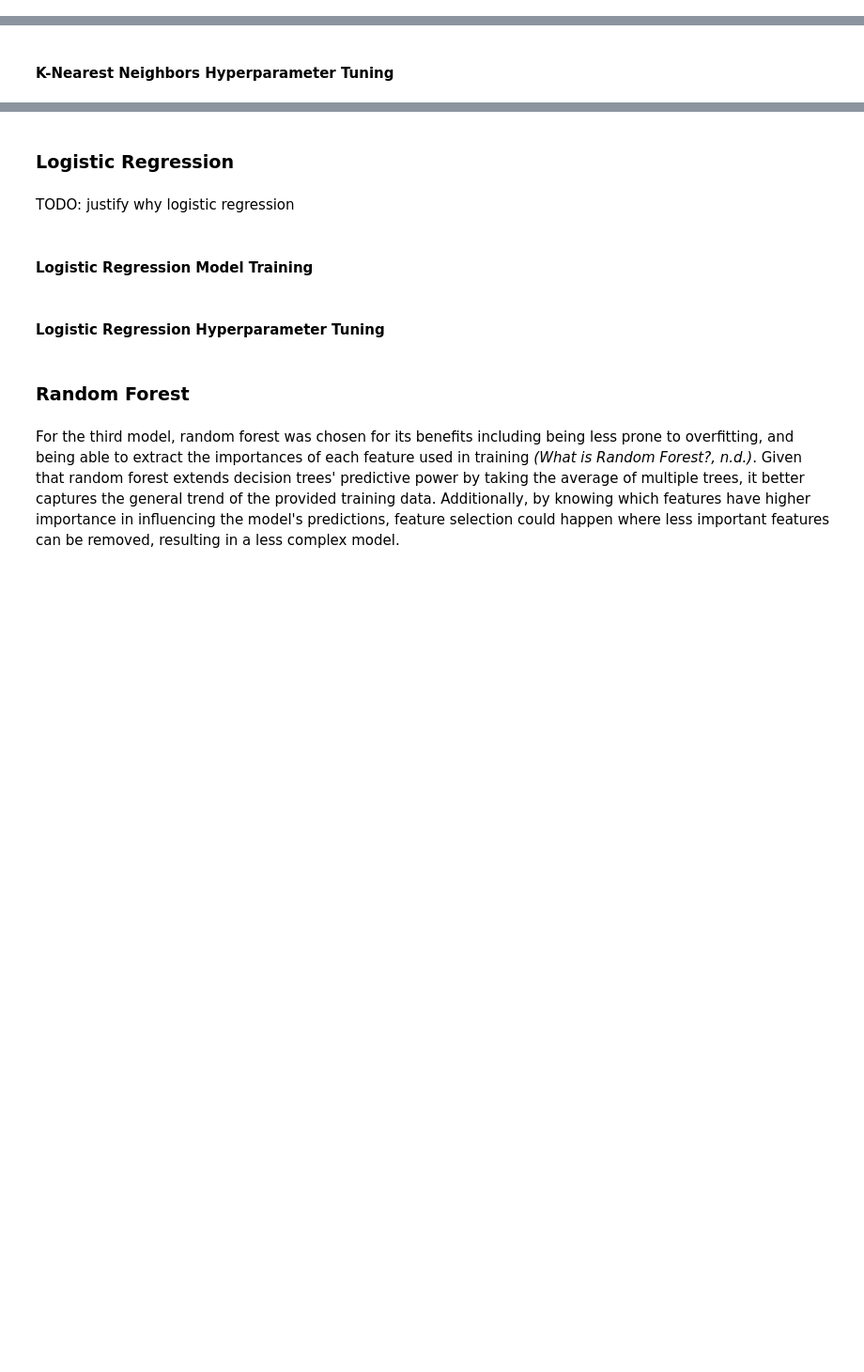
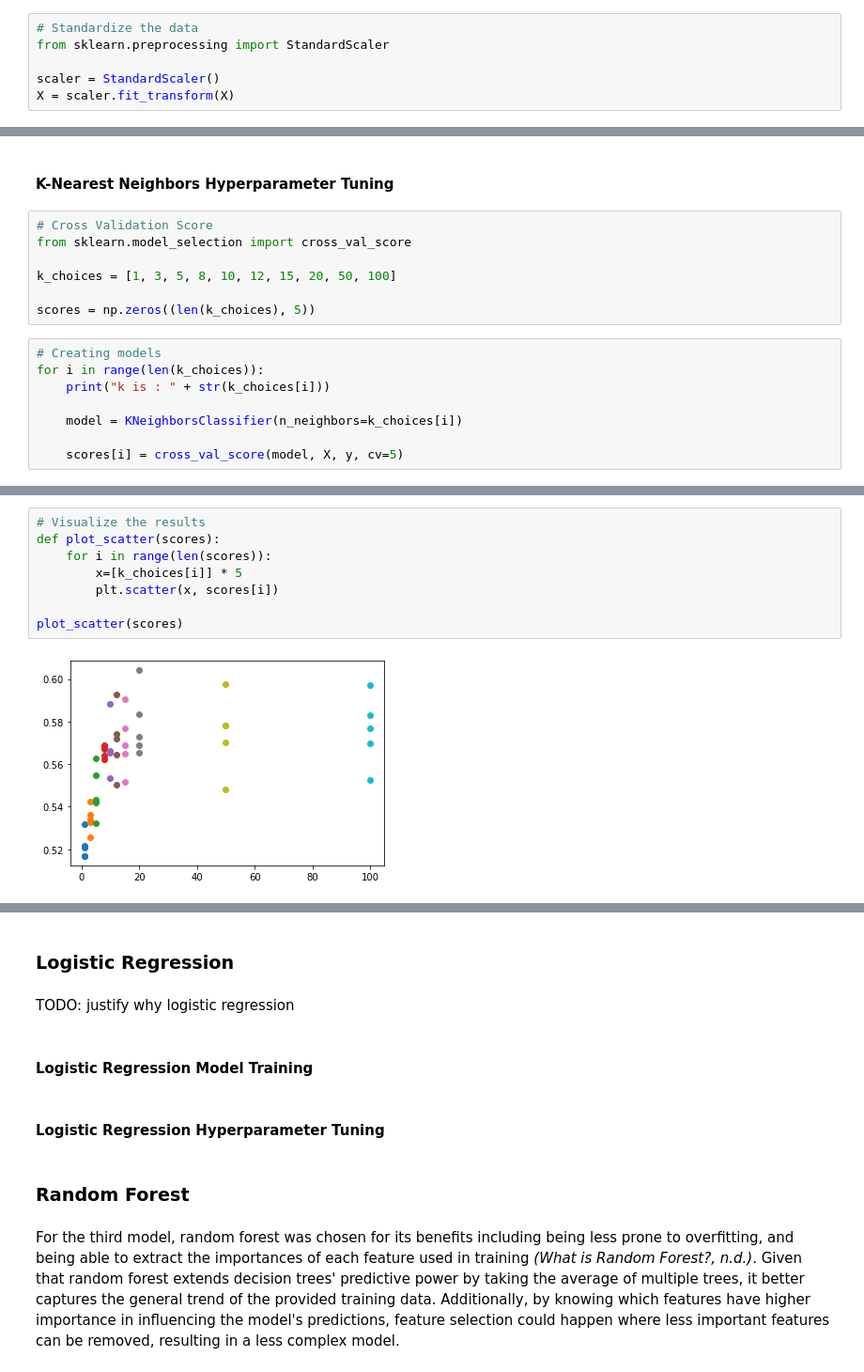
Before and after one commit to boofmax/STINTSY_MCO, a Jupyter notebook: STINTSY_MCO.ipynb, the cells around one changed output, grey strips where cells are left out. Shown at 94% size. Drawn from its saved outputs; the diff is of its cells as text; blank space fills up the shorter version.

```diff
--- a/STINTSY_MCO.ipynb
+++ b/STINTSY_MCO.ipynb
@@ -281,0 +293,6 @@ TODO: justify why knn
+# %%
+# Standardize the data
+from sklearn.preprocessing import StandardScaler
+
+scaler = StandardScaler()
+X = scaler.fit_transform(X)
@@ -282,2 +328,17 @@ TODO: justify why knn
 # %% [markdown]
 #### K-Nearest Neighbors Hyperparameter Tuning
+# %%
+# Cross Validation Score
+from sklearn.model_selection import cross_val_score
+
+k_choices = [1, 3, 5, 8, 10, 12, 15, 20, 50, 100]
+
+scores = np.zeros((len(k_choices), 5))
+# %%
+# Creating models
+for i in range(len(k_choices)):
+    print("k is : " + str(k_choices[i]))
+
+    model = KNeighborsClassifier(n_neighbors=k_choices[i])
+
+    scores[i] = cross_val_score(model, X, y, cv=5)
@@ -283,0 +356,10 @@ TODO: justify why knn
+# %%
+# Visualize the results
+def plot_scatter(scores):
+    for i in range(len(scores)):
+        x=[k_choices[i]] * 5
+        plt.scatter(x, scores[i])
+
+plot_scatter(scores)
+# %% [output]
+[figure, added]
```
Also changed, not shown: parts of 19 cells of this notebook.
